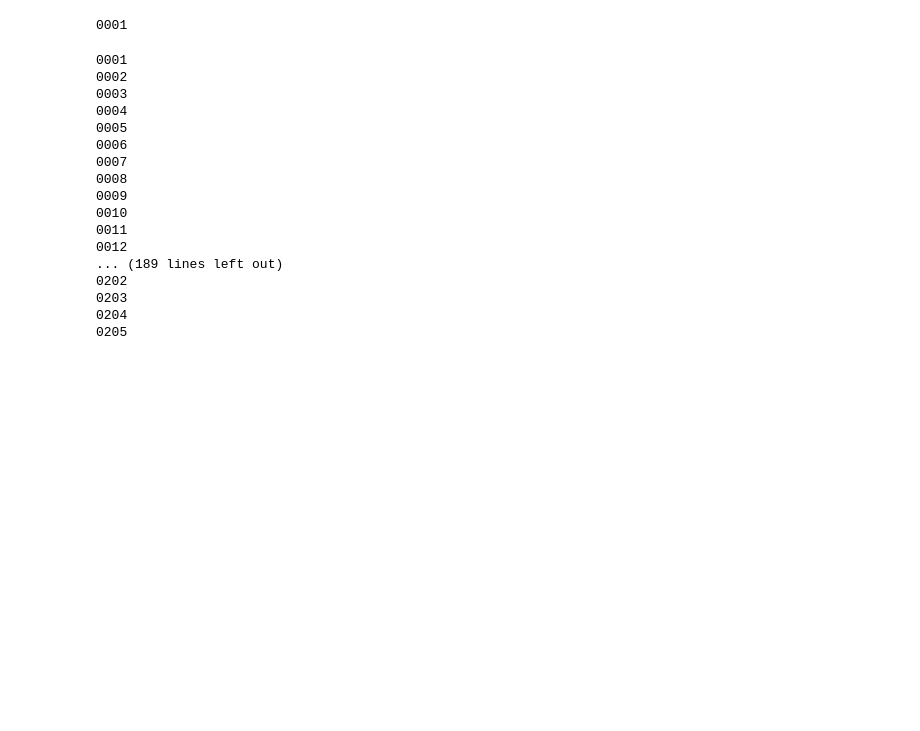
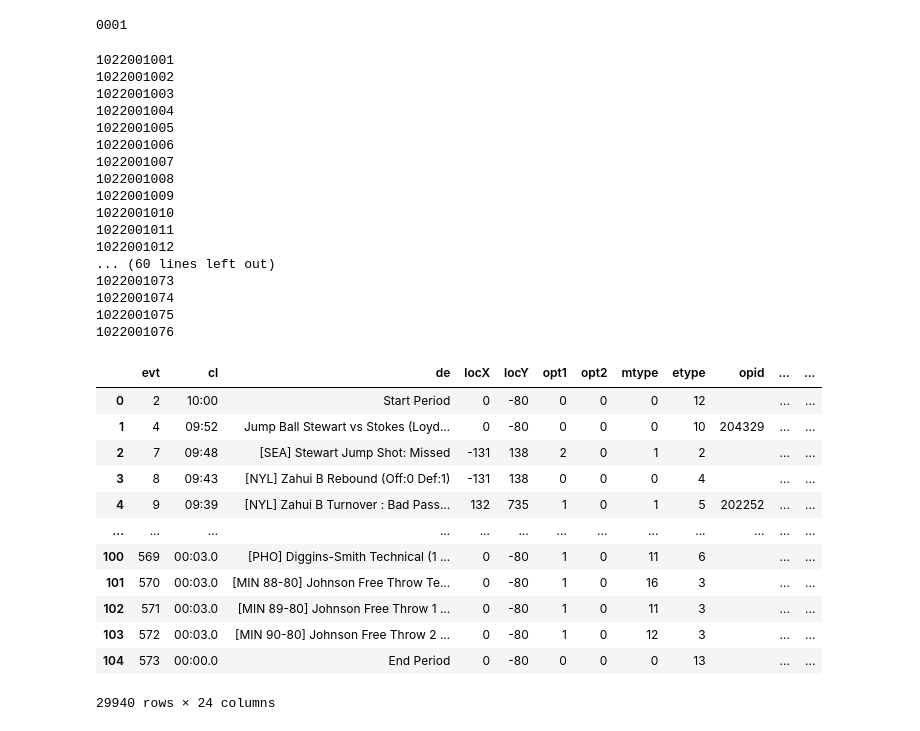
Before and after one commit to melissahooke/wnba-play-by-play, a Jupyter notebook: wnba.com/pbp-scraper.ipynb, the cells around one changed output. Saved outputs shown, nothing was run; the diff lists cells and outputs as text; code cells hidden in the pictures; blank space fills up the shorter version.

Commit message:
update 2020 data

```diff
--- a/wnba.com/pbp-scraper.ipynb
+++ b/wnba.com/pbp-scraper.ipynb
@@ -5,11 +5,12 @@ import pandas as pd
 import re
 from datetime import datetime
 # %%
-year = '2016'
+year = '2020'
 game_type = '2' #game_type = 1:preseason; 2:regular season; 3:all-star; 4:playoff
 game_num = '001' #game_num = 1-n for preseason/regular season; series+0+number(1-5)
 quarter_num = '1'
 gid = '10'+game_type+year[2:4]+'00'+game_num
+gid = '1022001001'
 quarter_num = '1'
 game_url = 'https://data.wnba.com/data/5s/v2015/json/mobile_teams/wnba/'+year+'/scores/pbp/'+gid+'_'+quarter_num+'_pbp.json'
 r = requests.get(game_url)
@@ -17,7 +18,7 @@ game_data = json.loads(r.text)
 # %%
 def save_new_rows(df,game_data,game_season):
     game_info = game_data['gcode']
-    newRows = pandas.DataFrame.from_dict(game_data['pla'])
+    newRows = pd.DataFrame.from_dict(game_data['pla'])
     game_info = re.split('/',game_info)
     newRows['gid'] = gid
     newRows['year'] = year
@@ -51,6 +32,6 @@ game_data
 # %%
 game_type = '1' #game_type = 1:preseason; 2:regular season; 3:all-star; 4:playoff
-df = pandas.DataFrame()
+df = pd.DataFrame()
 
 #loop through game numbers
 for game_num in [str(x) for x in list(range(1,300))]:
@@ -82,13 +63,17 @@ preseason = df
 0001
 # %%
 game_type = '2' #game_type = 1:preseason; 2:regular season; 3:all-star; 4:playoff
-df = pandas.DataFrame()
+df = pd.DataFrame()
 
 #loop through game numbers
 for game_num in [str(x) for x in list(range(1,300))]:
-    game_num = (4-len(game_num))*'0'+game_num #game_num = 1-n for preseason/regular season; series+0+number(1-5) for playoffs
-    print(game_num)
+    if year == '2020':
+        game_num = '1'+(3-len(game_num))*'0'+game_num #game_num = 1-n for preseason/regular season; series+0+number(1-5) for playoffs
+    else:
+        game_num = (4-len(game_num))*'0'+game_num #game_num = 1-n for preseason/regular season; series+0+number(1-5) for playoffs
+
     gid = '10'+game_type+year[2:4]+'0'+game_num
+    print(gid)
     quarter_num = '1'
     game_url = 'https://data.wnba.com/data/5s/v2015/json/mobile_teams/wnba/'+year+'/scores/pbp/'+gid+'_'+quarter_num+'_pbp.json'
     r = requests.get(game_url)
@@ -111,22 +96,38 @@ for game_num in [str(x) for x in list(range(1,300))]:
             break
 regular = df
 # %% [output]
-0001
-0002
-0003
-0004
-0005
-0006
-0007
-0008
-0009
-0010
-0011
-0012
-... (189 lines left out)
-0202
-0203
-0204
-0205
+1022001001
+1022001002
+1022001003
+1022001004
+1022001005
+1022001006
+1022001007
+1022001008
+1022001009
+1022001010
+1022001011
+1022001012
+... (60 lines left out)
+1022001073
+1022001074
+1022001075
+1022001076
+# %%
+df
+# %% [output]
+|  | evt | cl | de | locX | locY | opt1 | opt2 | mtype | etype | opid | ... | ... |
+| 0 | 2 | 10:00 | Start Period | 0 | -80 | 0 | 0 | 0 | 12 |  | ... | ... |
+| 1 | 4 | 09:52 | Jump Ball Stewart vs Stokes (Loyd... | 0 | -80 | 0 | 0 | 0 | 10 | 204329 | ... | ... |
+| 2 | 7 | 09:48 | [SEA] Stewart Jump Shot: Missed | -131 | 138 | 2 | 0 | 1 | 2 |  | ... | ... |
+| 3 | 8 | 09:43 | [NYL] Zahui B Rebound (Off:0 Def:1) | -131 | 138 | 0 | 0 | 0 | 4 |  | ... | ... |
+| 4 | 9 | 09:39 | [NYL] Zahui B Turnover : Bad Pass... | 132 | 735 | 1 | 0 | 1 | 5 | 202252 | ... | ... |
+| ... | ... | ... | ... | ... | ... | ... | ... | ... | ... | ... | ... | ... |
+| 100 | 569 | 00:03.0 | [PHO] Diggins-Smith Technical (1 ... | 0 | -80 | 1 | 0 | 11 | 6 |  | ... | ... |
+| 101 | 570 | 00:03.0 | [MIN 88-80] Johnson Free Throw Te... | 0 | -80 | 1 | 0 | 16 | 3 |  | ... | ... |
+| 102 | 571 | 00:03.0 | [MIN 89-80] Johnson Free Throw 1 ... | 0 | -80 | 1 | 0 | 11 | 3 |  | ... | ... |
+| 103 | 572 | 00:03.0 | [MIN 90-80] Johnson Free Throw 2 ... | 0 | -80 | 1 | 0 | 12 | 3 |  | ... | ... |
+| 104 | 573 | 00:00.0 | End Period | 0 | -80 | 0 | 0 | 0 | 13 |  | ... | ... |
+29940 rows × 24 columns
 # %%
 game_type = '4' #game_type = 1:preseason; 2:regular season; 3:all-star; 4:playoff
```
Also changed, not shown: parts of 5 cells of this notebook, 2 other files.
